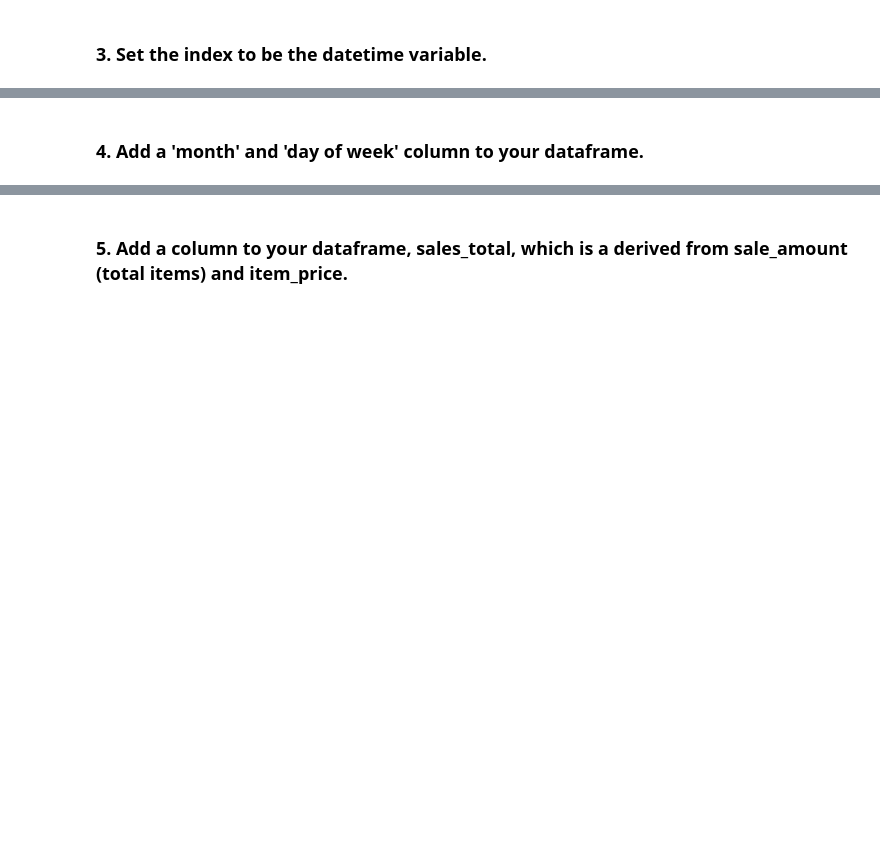
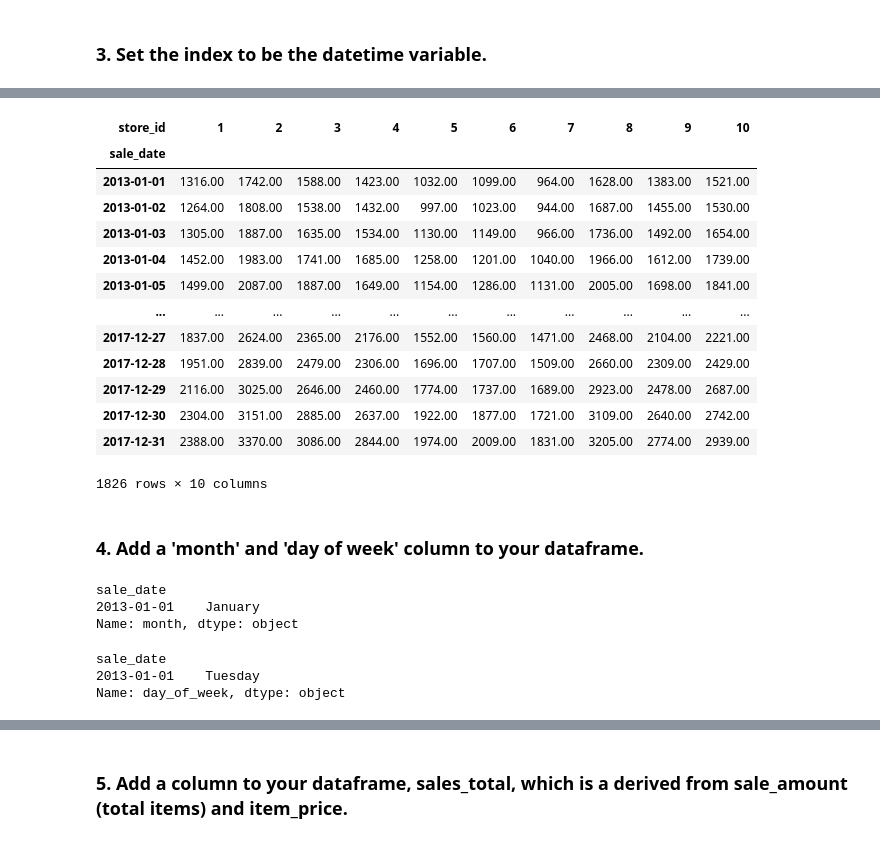
Before and after one commit to Ken-Alviola/time-series-exercises, a Jupyter notebook: data_prep.ipynb, the cells around one changed output, grey strips where cells are left out. Saved outputs shown, nothing was run; the diff lists cells and outputs as text; code cells hidden in the pictures; blank space fills up the shorter version.

```diff
--- a/data_prep.ipynb
+++ b/data_prep.ipynb
@@ -76,2 +86,5 @@ Name: sale_date, Length: 913000, dtype: datetime64[ns]
 # %% [markdown]
 ### 3. Set the index to be the datetime variable.
+# %%
+store_items = store_items.set_index('sale_date').sort_index()
+store_items
@@ -78,2 +106,33 @@ Name: sale_date, Length: 913000, dtype: datetime64[ns]
+# %%
+store_items.groupby('store_id').resample('D').sale_amount.sum().unstack(0)
+# %% [output]
+| store_id | 1 | 2 | 3 | 4 | 5 | 6 | 7 | 8 | 9 | 10 |
+| sale_date |  |  |  |  |  |  |  |  |  |  |
+| 2013-01-01 | 1316.00 | 1742.00 | 1588.00 | 1423.00 | 1032.00 | 1099.00 | 964.00 | 1628.00 | 1383.00 | 1521.00 |
+| 2013-01-02 | 1264.00 | 1808.00 | 1538.00 | 1432.00 | 997.00 | 1023.00 | 944.00 | 1687.00 | 1455.00 | 1530.00 |
+| 2013-01-03 | 1305.00 | 1887.00 | 1635.00 | 1534.00 | 1130.00 | 1149.00 | 966.00 | 1736.00 | 1492.00 | 1654.00 |
+| 2013-01-04 | 1452.00 | 1983.00 | 1741.00 | 1685.00 | 1258.00 | 1201.00 | 1040.00 | 1966.00 | 1612.00 | 1739.00 |
+| 2013-01-05 | 1499.00 | 2087.00 | 1887.00 | 1649.00 | 1154.00 | 1286.00 | 1131.00 | 2005.00 | 1698.00 | 1841.00 |
+| ... | ... | ... | ... | ... | ... | ... | ... | ... | ... | ... |
+| 2017-12-27 | 1837.00 | 2624.00 | 2365.00 | 2176.00 | 1552.00 | 1560.00 | 1471.00 | 2468.00 | 2104.00 | 2221.00 |
+| 2017-12-28 | 1951.00 | 2839.00 | 2479.00 | 2306.00 | 1696.00 | 1707.00 | 1509.00 | 2660.00 | 2309.00 | 2429.00 |
+| 2017-12-29 | 2116.00 | 3025.00 | 2646.00 | 2460.00 | 1774.00 | 1737.00 | 1689.00 | 2923.00 | 2478.00 | 2687.00 |
+| 2017-12-30 | 2304.00 | 3151.00 | 2885.00 | 2637.00 | 1922.00 | 1877.00 | 1721.00 | 3109.00 | 2640.00 | 2742.00 |
+| 2017-12-31 | 2388.00 | 3370.00 | 3086.00 | 2844.00 | 1974.00 | 2009.00 | 1831.00 | 3205.00 | 2774.00 | 2939.00 |
+1826 rows × 10 columns
 # %% [markdown]
 ### 4. Add a 'month' and 'day of week' column to your dataframe.
+# %%
+store_items['month'] = store_items.index.month_name()
+store_items.month.head(1)
+# %% [output]
+sale_date
+2013-01-01    January
+Name: month, dtype: object
+# %%
+store_items['day_of_week'] = store_items.index.day_name()
+store_items.day_of_week.head(1)
+# %% [output]
+sale_date
+2013-01-01    Tuesday
+Name: day_of_week, dtype: object
```
Also changed, not shown: parts of 13 cells of this notebook.
